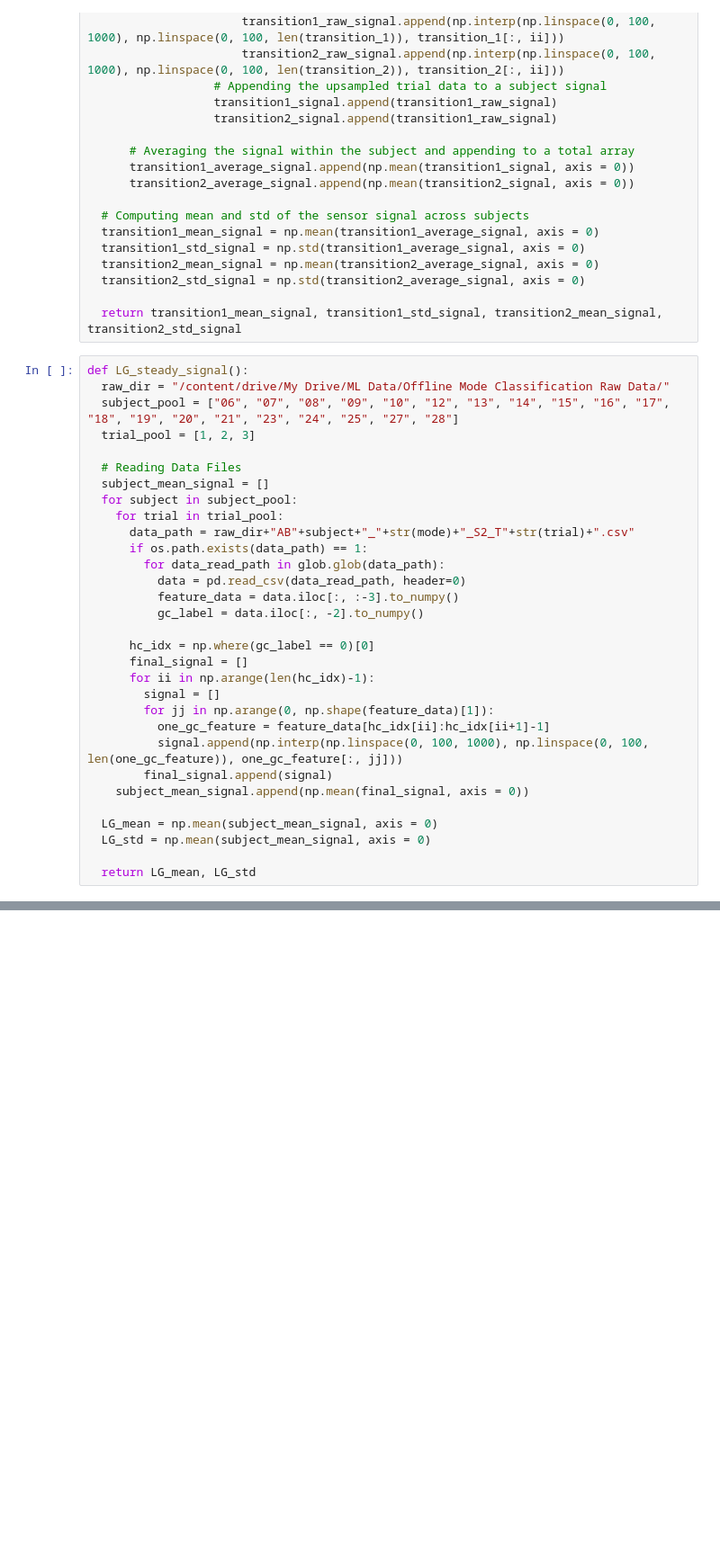
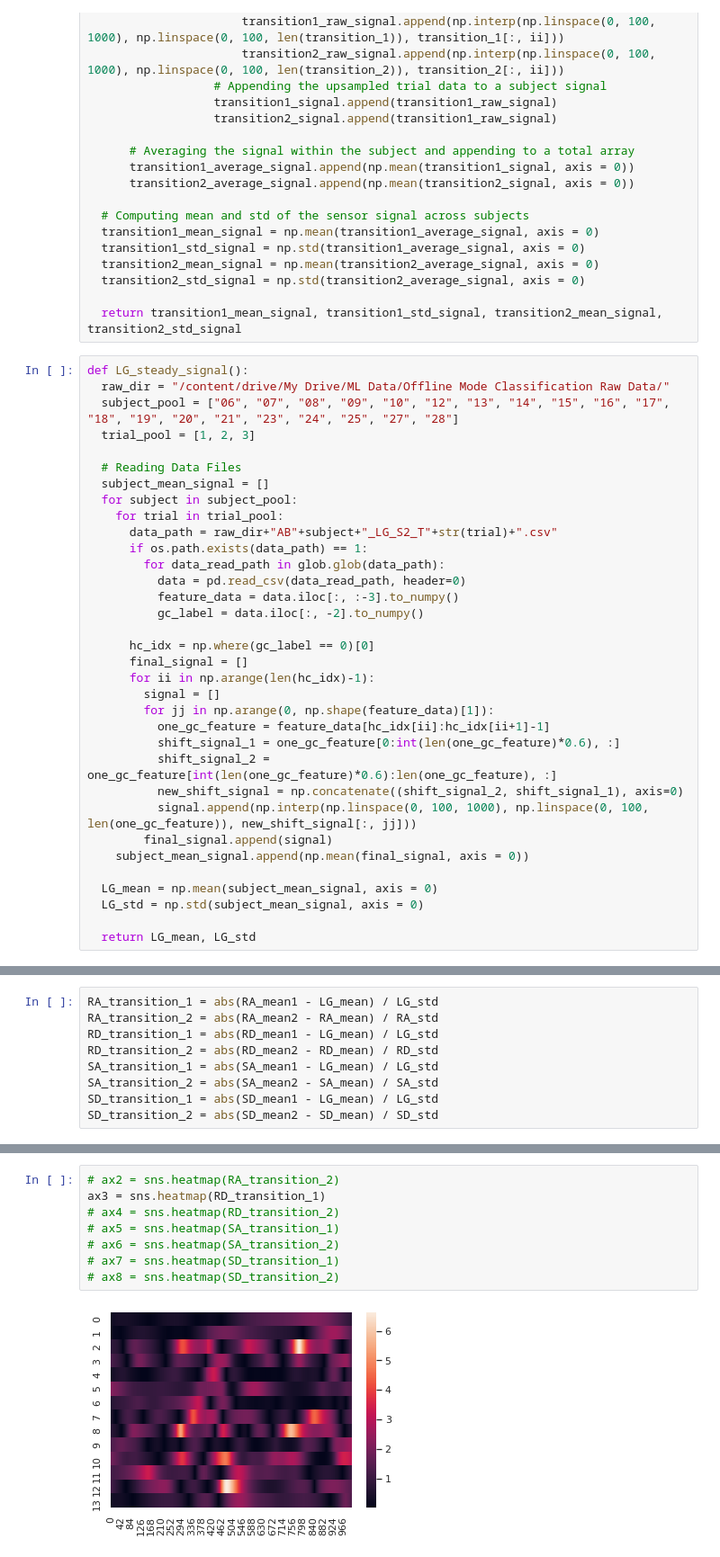
Before and after one commit to inseungkang/HipExo_OfflineModeClassification, a Jupyter notebook: Signal Analysis/Transitional_Mode_Signal_Analysis.ipynb, the cells around one changed output, grey strips where cells are left out. Shown at 90% size. Saved outputs shown, nothing was run; the diff lists cells and outputs as text; blank space fills up the shorter version.

```diff
--- a/Signal Analysis/Transitional_Mode_Signal_Analysis.ipynb
+++ b/Signal Analysis/Transitional_Mode_Signal_Analysis.ipynb
@@ -76,7 +76,7 @@ def LG_steady_signal():
   subject_mean_signal = []
   for subject in subject_pool:
     for trial in trial_pool:
-      data_path = raw_dir+"AB"+subject+"_"+str(mode)+"_S2_T"+str(trial)+".csv"
+      data_path = raw_dir+"AB"+subject+"_LG_S2_T"+str(trial)+".csv"
       if os.path.exists(data_path) == 1:
         for data_read_path in glob.glob(data_path):
           data = pd.read_csv(data_read_path, header=0)
@@ -89,12 +89,15 @@ def LG_steady_signal():
         signal = []
         for jj in np.arange(0, np.shape(feature_data)[1]):
           one_gc_feature = feature_data[hc_idx[ii]:hc_idx[ii+1]-1]
-          signal.append(np.interp(np.linspace(0, 100, 1000), np.linspace(0, 100, len(one_gc_feature)), one_gc_feature[:, jj]))
+          shift_signal_1 = one_gc_feature[0:int(len(one_gc_feature)*0.6), :]
+          shift_signal_2 = one_gc_feature[int(len(one_gc_feature)*0.6):len(one_gc_feature), :]
+          new_shift_signal = np.concatenate((shift_signal_2, shift_signal_1), axis=0)
+          signal.append(np.interp(np.linspace(0, 100, 1000), np.linspace(0, 100, len(one_gc_feature)), new_shift_signal[:, jj]))
         final_signal.append(signal)
     subject_mean_signal.append(np.mean(final_signal, axis = 0))
 
   LG_mean = np.mean(subject_mean_signal, axis = 0)
-  LG_std = np.mean(subject_mean_signal, axis = 0)
+  LG_std = np.std(subject_mean_signal, axis = 0)
 
   return LG_mean, LG_std
 # %%
@@ -172,0 +155,9 @@ ax = sns.heatmap(np.transpose(data_t1))
+# %%
+RA_transition_1 = abs(RA_mean1 - LG_mean) / LG_std
+RA_transition_2 = abs(RA_mean2 - RA_mean) / RA_std
+RD_transition_1 = abs(RD_mean1 - LG_mean) / LG_std
+RD_transition_2 = abs(RD_mean2 - RD_mean) / RD_std
+SA_transition_1 = abs(SA_mean1 - LG_mean) / LG_std
+SA_transition_2 = abs(SA_mean2 - SA_mean) / SA_std
+SD_transition_1 = abs(SD_mean1 - LG_mean) / LG_std
+SD_transition_2 = abs(SD_mean2 - SD_mean) / SD_std
@@ -172,0 +178,10 @@ ax = sns.heatmap(np.transpose(data_t1))
+# %%
+# ax2 = sns.heatmap(RA_transition_2)
+ax3 = sns.heatmap(RD_transition_1)
+# ax4 = sns.heatmap(RD_transition_2)
+# ax5 = sns.heatmap(SA_transition_1)
+# ax6 = sns.heatmap(SA_transition_2)
+# ax7 = sns.heatmap(SD_transition_1)
+# ax8 = sns.heatmap(SD_transition_2)
+# %% [output]
+[figure, added]
```
Also changed, not shown: parts of 5 cells of this notebook.
